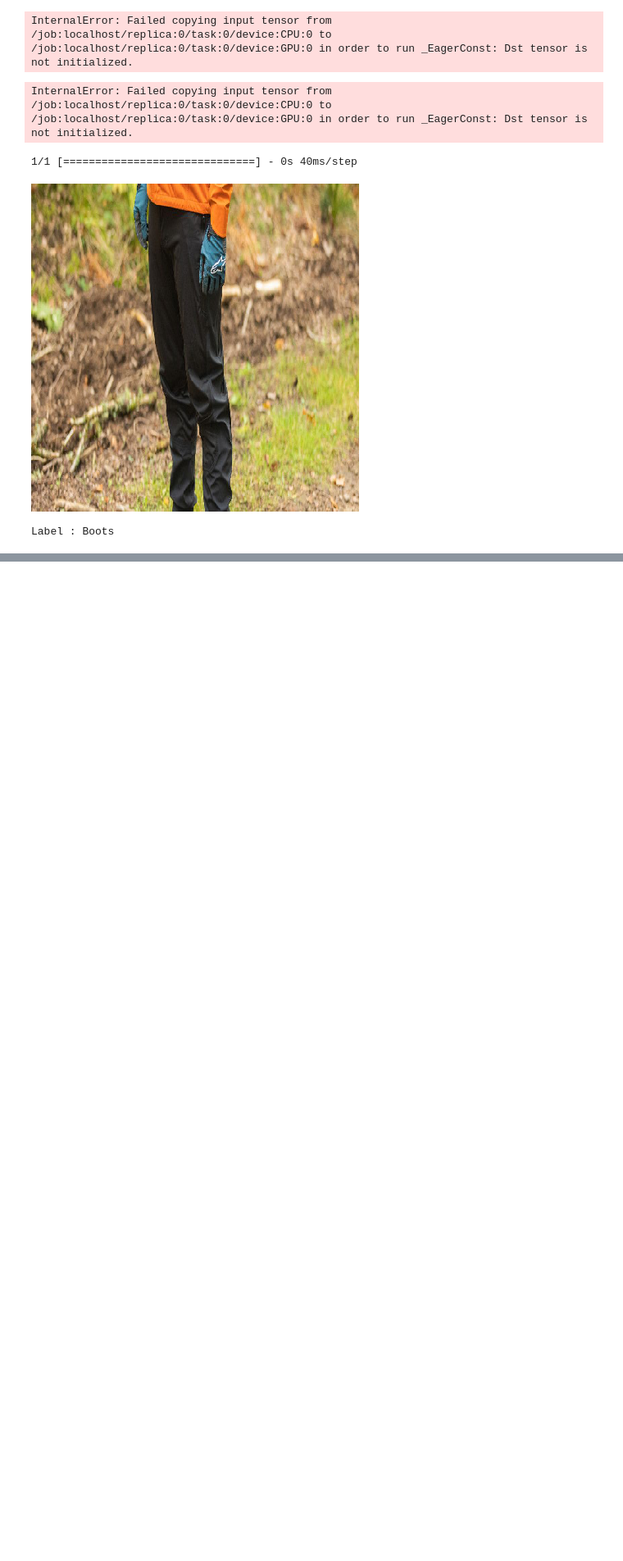
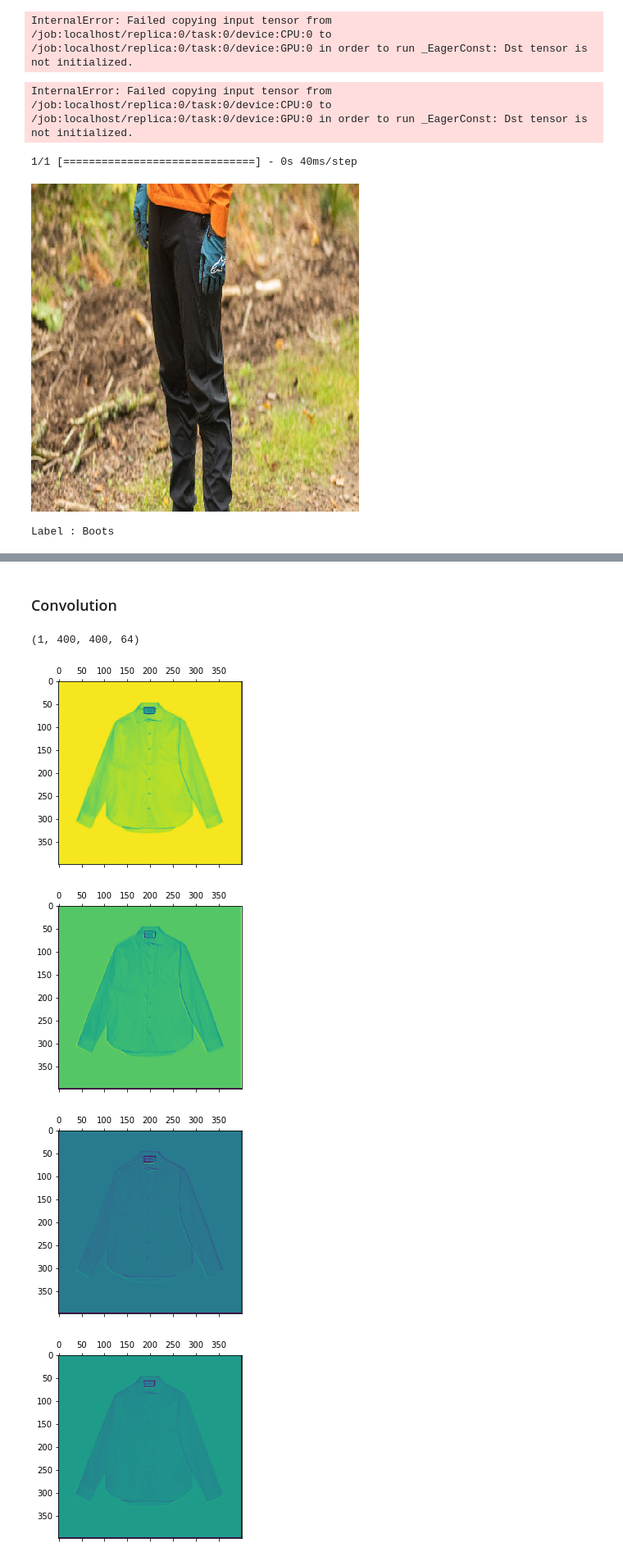
Before and after one commit to FluffHound/Fashion-Classification-DatMin, a Jupyter notebook: Model Predict.ipynb, the cells around one changed output, grey strips where cells are left out. Shown at 82% size. Cells and saved outputs as stored; diff of their text form; code cells hidden in the pictures; blank space fills up the shorter version.

```diff
--- a/Model Predict.ipynb
+++ b/Model Predict.ipynb
@@ -127,0 +145,8 @@ Label : Boots
+# %%
+model_viz = Sequential()
+model_viz.add(Conv2D(64,(4,4),input_shape=(400,400,3),activation='relu',padding='same'))
+model_viz.add(BatchNormalization())
+model_viz.add(MaxPooling2D(pool_size=(2,2)))
+model_viz.add(Flatten())
+model_viz.add(Dense(16, activation='softmax'))
+model_viz.compile(loss='categorical_crossentropy',optimizer='adam',metrics=['accuracy'])
@@ -127,0 +175,5 @@ Label : Boots
+# %%
+# Outputs of the 8 layers, which include conv2D and max pooling layers
+layer_outputs = [layer.output for layer in model_viz.layers]
+activation_model = models.Model(inputs = model_viz.input, outputs = layer_outputs)
+activations = activation_model.predict(img_tensor)
@@ -127,0 +190,23 @@ Label : Boots
+# %% [markdown]
+### Convolution
+# %%
+# Getting Activations of first layer
+first_layer_activation = activations[0]
+
+# shape of first layer activation
+print(first_layer_activation.shape)
+# %% [output]
+(1, 400, 400, 64)
+# %%
+# 6th channel of the image after first layer of convolution is applied
+plt.matshow(first_layer_activation[0, :, :, 1], cmap ='viridis')
+plt.matshow(first_layer_activation[0, :, :, 3], cmap ='viridis')
+plt.matshow(first_layer_activation[0, :, :, 35], cmap ='viridis')
+plt.matshow(first_layer_activation[0, :, :, 13], cmap ='viridis')
+
+plt.show()
+# %% [output]
+[figure, added]
+[figure, added]
+[figure, added]
+[figure, added]
```
Also changed, not shown: parts of 15 cells of this notebook, 2 other files.
